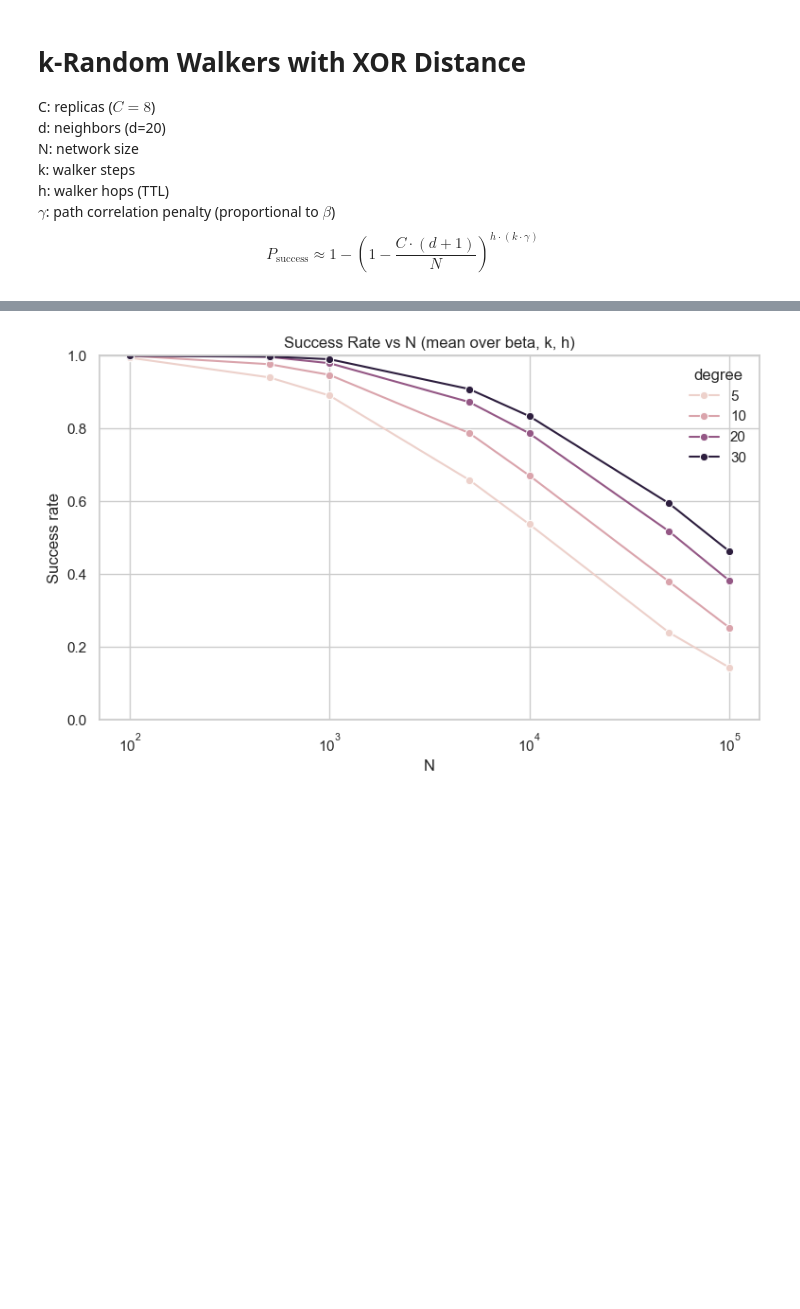
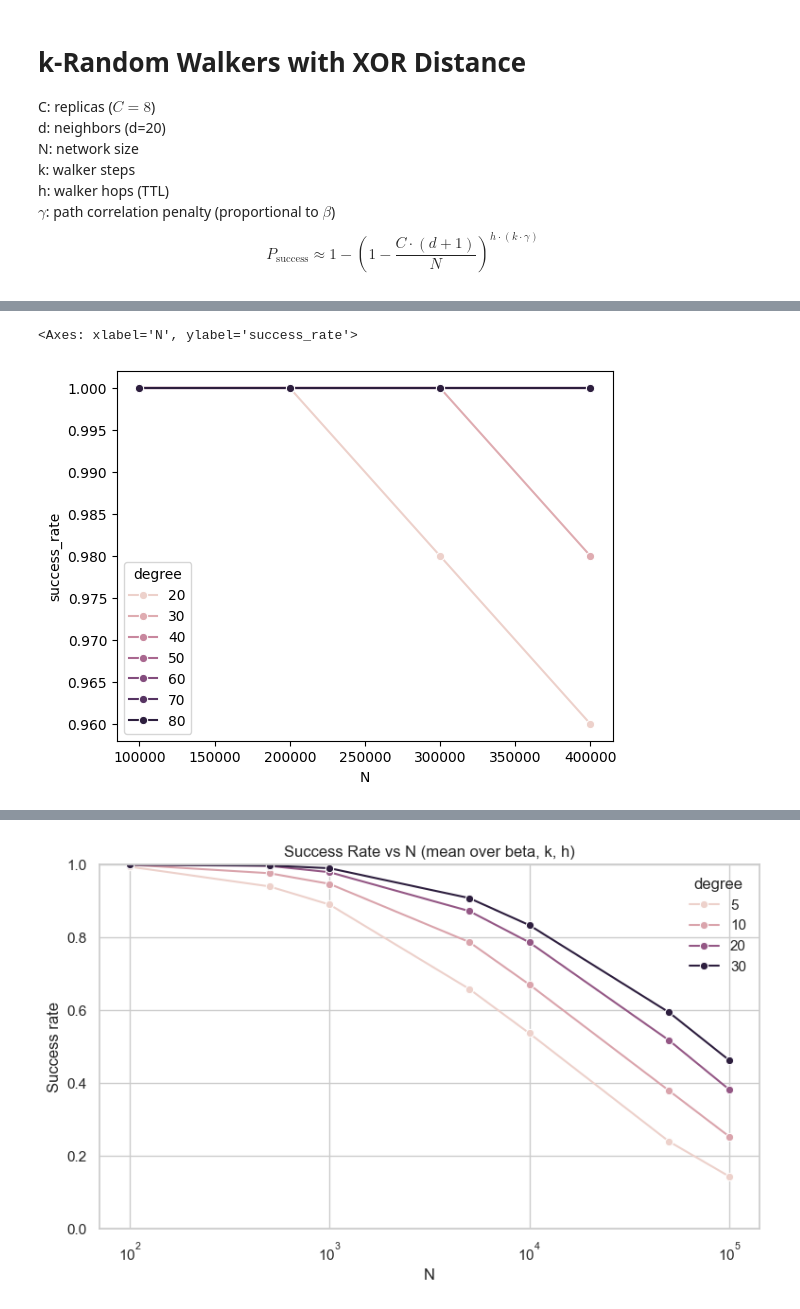
Before and after one commit to nicktagliamonte/fall25_independentStudy, a Jupyter notebook: scripts/random_walk/randomWalk.ipynb, the cells around one changed output, grey strips where cells are left out. Drawn from its saved outputs; the diff is of its cells as text; code cells hidden in the pictures; blank space fills up the shorter version.

Commit message:
random walk test results

```diff
--- a/scripts/random_walk/randomWalk.ipynb
+++ b/scripts/random_walk/randomWalk.ipynb
@@ -175,7 +175,7 @@ def run_xor_simulation(results, G, d, node_ids, iterations=100):
                 q1_latency, median_latency, q3_latency = np.percentile(list_latencies, [25, 50, 75]) if list_latencies else (float('inf'), float('inf'), float('inf'))
 
                 # Format to 1 decimal place for readability
-                print('Done with N={}, degree={}, beta={}, k={}, h={} in {:.1f} seconds. success: {:.2f}%'.format(N, d, beta, k, h, s, success_rate * 100))
+                #print('Done with N={}, degree={}, beta={}, k={}, h={} in {:.1f} seconds. success: {:.2f}%'.format(N, d, beta, k, h, s, success_rate * 100))
 
                 results.loc[len(results)] = {
                     'N': N,
@@ -203,8 +203,8 @@ def run_xor_simulation(results, G, d, node_ids, iterations=100):
                 }
 
 if __name__ == "__main__":
-    N = list(range(100000, 10000001, 100000))
-    neighbors = list(range(20, 110, 10))
+    N = list(range(100000, 500000, 100000))
+    neighbors = list(range(20, 81, 10))
     results = pd.DataFrame({
         'N': [], 'degree': [], 'beta': [], 'k': [], 'h': [], 'success_rate': [],
 
@@ -223,13 +223,13 @@ if __name__ == "__main__":
         'max_latency': []
     })
 
-    for n in N:
-        for d in neighbors:
-            print(f"Generating {n} node network (degree={d})...")
-            uvr_graph = build_unstructured_network(num_nodes=n, degree=d)
+    # for n in N:
+    #     for d in neighbors:
+    #         print(f"Generating {n} node network (degree={d})...")
+    #         uvr_graph = build_unstructured_network(num_nodes=n, degree=d)
 
-            print("Assigning 256-bit random IDs...")
-            ids = assign_256bit_ids(uvr_graph)
+    #         print("Assigning 256-bit random IDs...")
+    #         ids = assign_256bit_ids(uvr_graph)
 
-            print("Running XOR routing simulation...\n")
-            run_xor_simulation(results, uvr_graph, d, ids, iterations=50)
+    #         print("Running XOR routing simulation...\n")
+    #         run_xor_simulation(results, uvr_graph, d, ids, iterations=50)
@@ -274,0 +405,15 @@ results[results['N'] == 100000].sort_values(by='success_rate', ascending=False).
+# %%
+# max success rates for each (N, d, b)
+max_sr = results.groupby(["N", "degree", "beta"], as_index=False)["success_rate"].max()
+matched_rows = results.merge(
+    max_sr,
+    on=["N", "degree", "beta", "success_rate"],
+    how="inner"
+).sort_values(["N", "degree", "beta", "k", "h"])
+
+max_to = matched_rows.groupby(["N", "degree", "beta"], as_index=False)['total_overhead'].min()
+matched_rows = matched_rows.merge(
+    max_to,
+    on=["N", "degree", "beta", "total_overhead"],
+    how="inner"
+).sort_values(["N", "degree", "beta", "k", "h"])
@@ -274,0 +436,8 @@ results[results['N'] == 100000].sort_values(by='success_rate', ascending=False).
+# %%
+import seaborn as sns
+
+b = matched_rows[matched_rows['beta'] == 0.5]
+sns.lineplot(data=b, x="N", y="success_rate", hue="degree", marker="o")
+# %% [output]
+<Axes: xlabel='N', ylabel='success_rate'>
+[figure, added]
```
Also changed, not shown: parts of 6 cells of this notebook, 1 other file.
